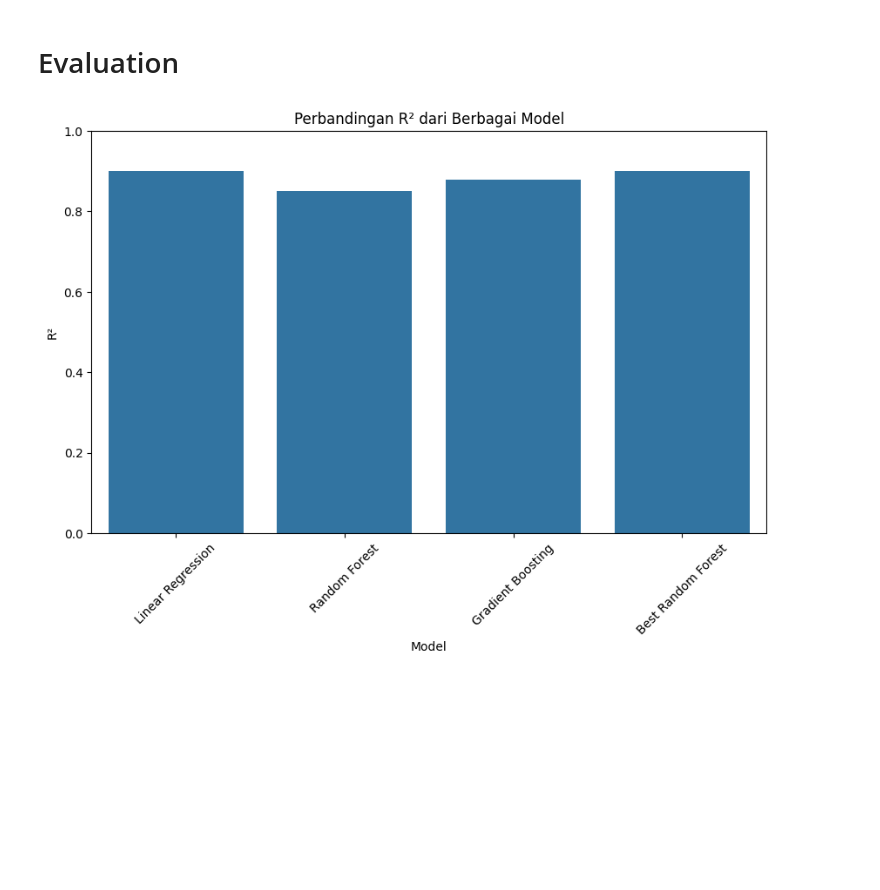
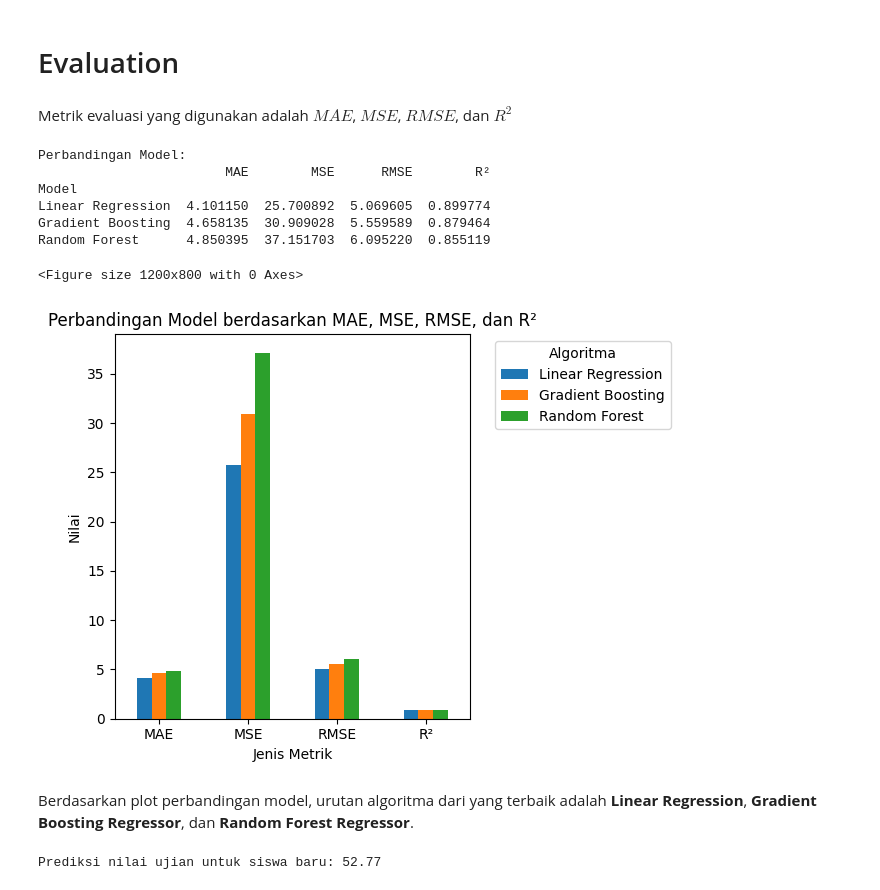
Before and after one commit to ardanngrha/student-habits-vs-academic-performance, a Jupyter notebook: notebook.ipynb, the cells around one changed output. Drawn from its saved outputs; the diff is of its cells as text; code cells hidden in the pictures; blank space fills up the shorter version.

```diff
--- a/notebook.ipynb
+++ b/notebook.ipynb
@@ -88,3 +98,3 @@ df[df.isna().any(axis=1)]
 # %%
 most_frequent = df['parental_education_level'].mode()[0]
-df['parental_education_level'].fillna(most_frequent, inplace=True)
+df['parental_education_level'] = df['parental_education_level'].fillna(most_frequent)
@@ -332,21 +351,6 @@ R²: 0.8509
 from sklearn.ensemble import GradientBoostingRegressor
 
 # Membuat dan melatih model Gradient Boosting
-gb_model = GradientBoostingRegressor(n_estimators=100, learning_rate=0.1, random_state=42)
+gb_model = GradientBoostingRegressor()
 gb_model.fit(X_train, y_train)
-
-# Prediksi pada data testing
-y_pred_gb = gb_model.predict(X_test)
-
-# Evaluasi model
-mae_gb = mean_absolute_error(y_test, y_pred_gb)
-mse_gb = mean_squared_error(y_test, y_pred_gb)
-rmse_gb = np.sqrt(mse_gb)
-r2_gb = r2_score(y_test, y_pred_gb)
-
-print("\nGradient Boosting Regressor:")
-print(f"MAE: {mae_gb:.4f}")
-print(f"MSE: {mse_gb:.4f}")
-print(f"RMSE: {rmse_gb:.4f}")
-print(f"R²: {r2_gb:.4f}")
 # %% [output]
@@ -391,0 +367,2 @@ R²: 0.8998
+# %% [markdown]
+Metrik evaluasi yang digunakan adalah $MAE$, $MSE$, $RMSE$, dan $R^2$
@@ -392,14 +384,46 @@ R²: 0.8998
 # %%
-# Perbandingan Model
-model_names = ['Linear Regression', 'Random Forest', 'Gradient Boosting', 'Best Random Forest']
-model_scores = [r2_lr, r2_rf, r2_gb, r2_best_lr]
-plt.figure(figsize=(10, 6))
-sns.barplot(x=model_names, y=model_scores)
-plt.title('Perbandingan R² dari Berbagai Model')
-plt.xlabel('Model')
-plt.ylabel('R²')
-plt.ylim(0, 1)
-plt.xticks(rotation=45)
+# 4 Plot Perbandingan MAE, MSE, RMSE, dan R2 tiap Model
+results = pd.DataFrame({
+    'Model': ['Linear Regression', 'Random Forest', 'Gradient Boosting'],
+    'MAE': [mae_lr, mae_rf, mae_gb],
+    'MSE': [mse_lr, mse_rf, mse_gb],
+    'RMSE': [rmse_lr, rmse_rf, rmse_gb],
+    'R²': [r2_lr, r2_rf, r2_gb]
+})
+results.set_index('Model', inplace=True)
+results.sort_values(by='RMSE', ascending=True, inplace=True)
+print("\nPerbandingan Model:")
+print(results)
+
+results_transposed = results.T  # Transpose dataframe untuk menukar baris dan kolom
+
+plt.figure(figsize=(12, 8))
+results_transposed.plot(kind='bar')
+plt.title('Perbandingan Model berdasarkan MAE, MSE, RMSE, dan R²')
+plt.xlabel('Jenis Metrik')
+plt.ylabel('Nilai')
+plt.xticks(rotation=0)  # Rotasi x-axis labels ke horizontal
+plt.legend(title='Algoritma', bbox_to_anchor=(1.05, 1), loc='upper left')
+plt.tight_layout()
 plt.show()
 # %% [output]
+Perbandingan Model:
+                        MAE        MSE      RMSE        R²
+Model
+Linear Regression  4.101150  25.700892  5.069605  0.899774
+Gradient Boosting  4.658135  30.909028  5.559589  0.879464
+Random Forest      4.850395  37.151703  6.095220  0.855119
+<Figure size 1200x800 with 0 Axes>
-[figure, old version]
+[figure, new version]
+# %% [markdown]
+Berdasarkan plot perbandingan model, urutan algoritma dari yang terbaik adalah **Linear Regression**, **Gradient Boosting Regressor**, dan **Random Forest Regressor**.
+# %%
+# # Mencoba prediksi nilai ujian untuk siswa baru
+new_student = [-2.41806844, -1.11406369, -0.66975012,  0.09242597,  1.24812012,  1.46116644,  0.90018637,  0,          1,          0       ] # Contoh data siswa baru
+
+new_student = np.array(new_student).reshape(1, -1)  # Ubah bentuk menjadi 2D array
+
+predicted_score = lr_model.predict(new_student)
+print(f"Prediksi nilai ujian untuk siswa baru: {predicted_score[0]:.2f}")
+# %% [output]
+Prediksi nilai ujian untuk siswa baru: 52.77
```
Also changed, not shown: parts of 55 cells of this notebook, 2 other files.
